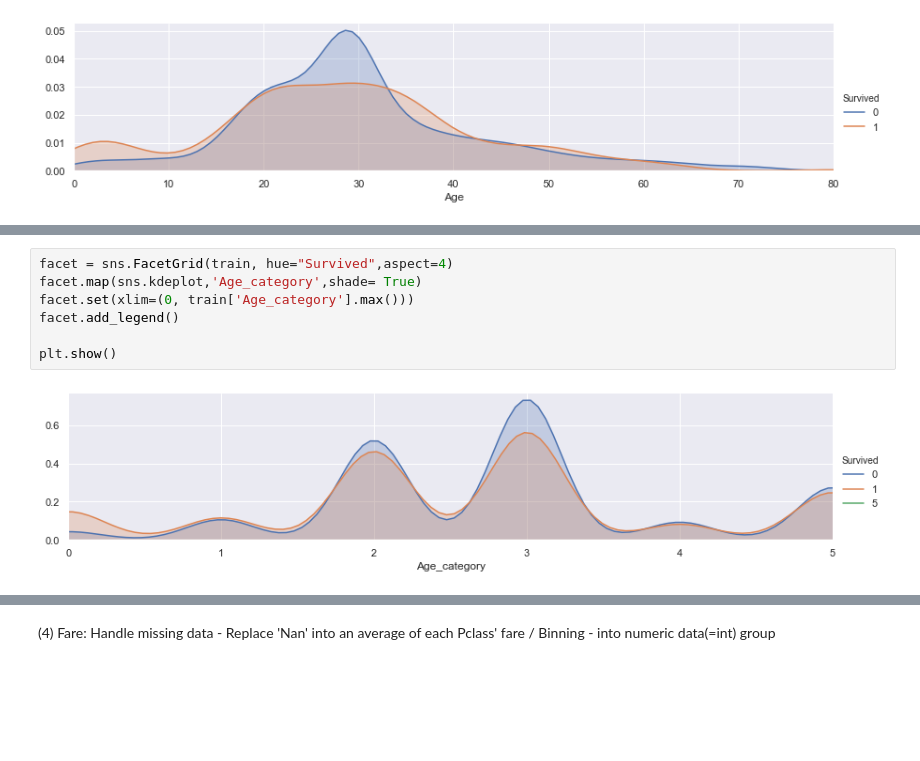
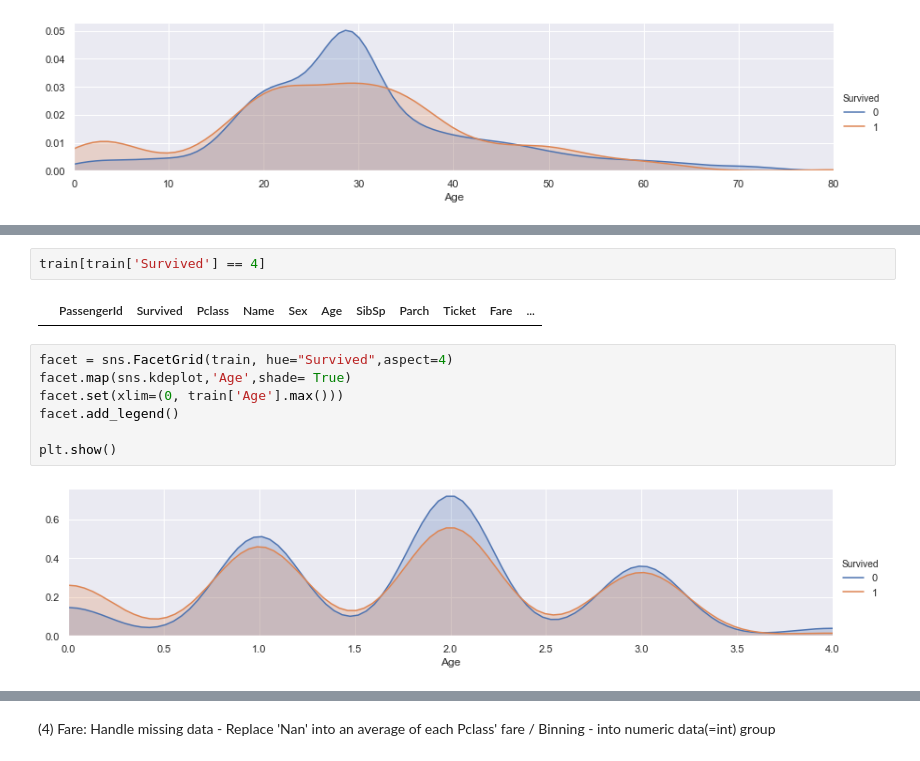
Before and after one commit to JoannaKang/Kaggle-Titanic, a Jupyter notebook: Titanic.ipynb, the cells around one changed output, grey strips where cells are left out. Saved outputs shown, nothing was run; the diff lists cells and outputs as text; blank space fills up the shorter version.

```diff
--- a/Titanic.ipynb
+++ b/Titanic.ipynb
@@ -475,12 +495,16 @@ train_test_data
+# %%
+train[train['Survived'] == 4]
+# %% [output]
+|  | PassengerId | Survived | Pclass | Name | Sex | Age | SibSp | Parch | Ticket | Fare | ... |
 # %%
 facet = sns.FacetGrid(train, hue="Survived",aspect=4)
-facet.map(sns.kdeplot,'Age_category',shade= True)
-facet.set(xlim=(0, train['Age_category'].max()))
+facet.map(sns.kdeplot,'Age',shade= True)
+facet.set(xlim=(0, train['Age'].max()))
 facet.add_legend()
 
 plt.show()
 # %% [output]
-[figure, old version]
+[figure, new version]
 # %%
 train.head()
 # %% [output]
```
Also changed, not shown: parts of 15 cells of this notebook.
